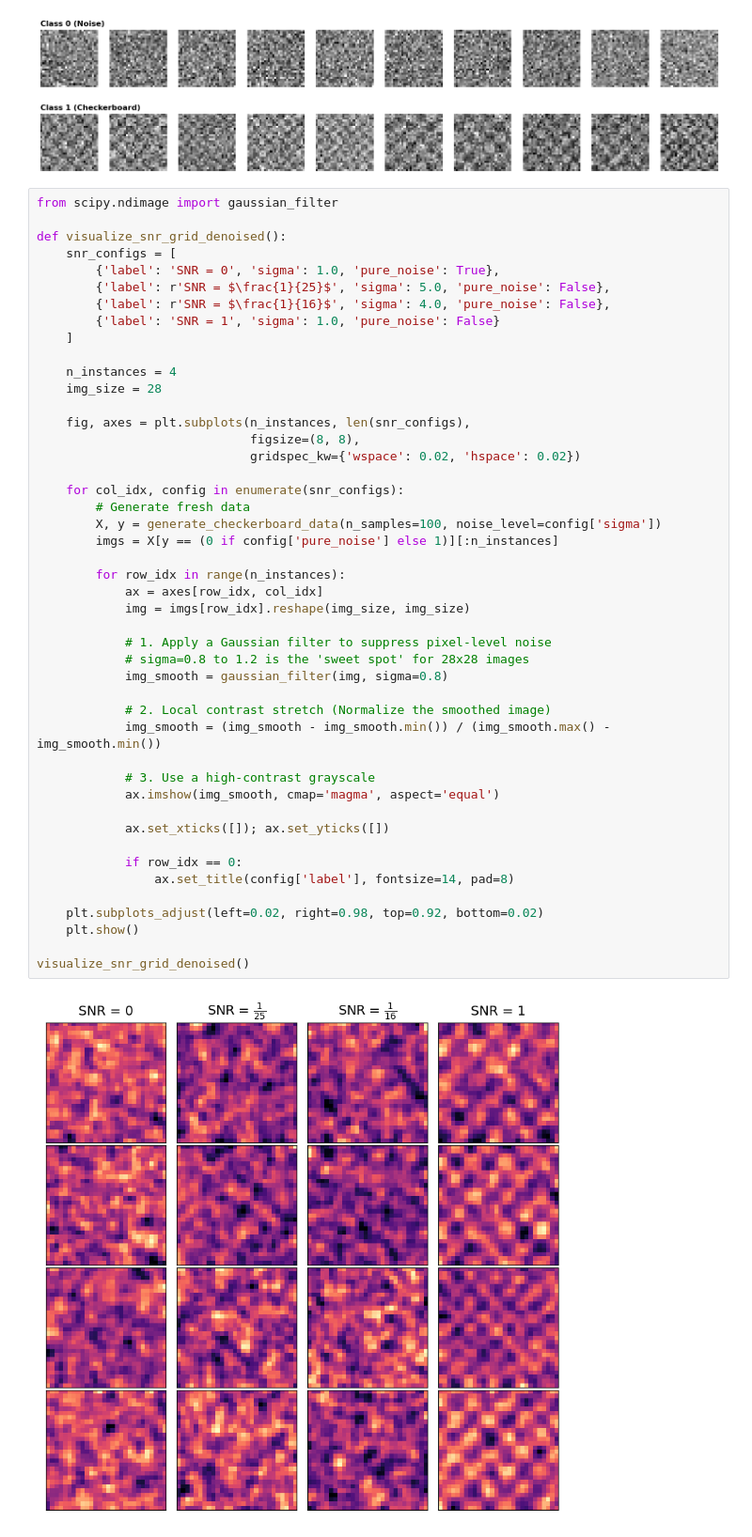
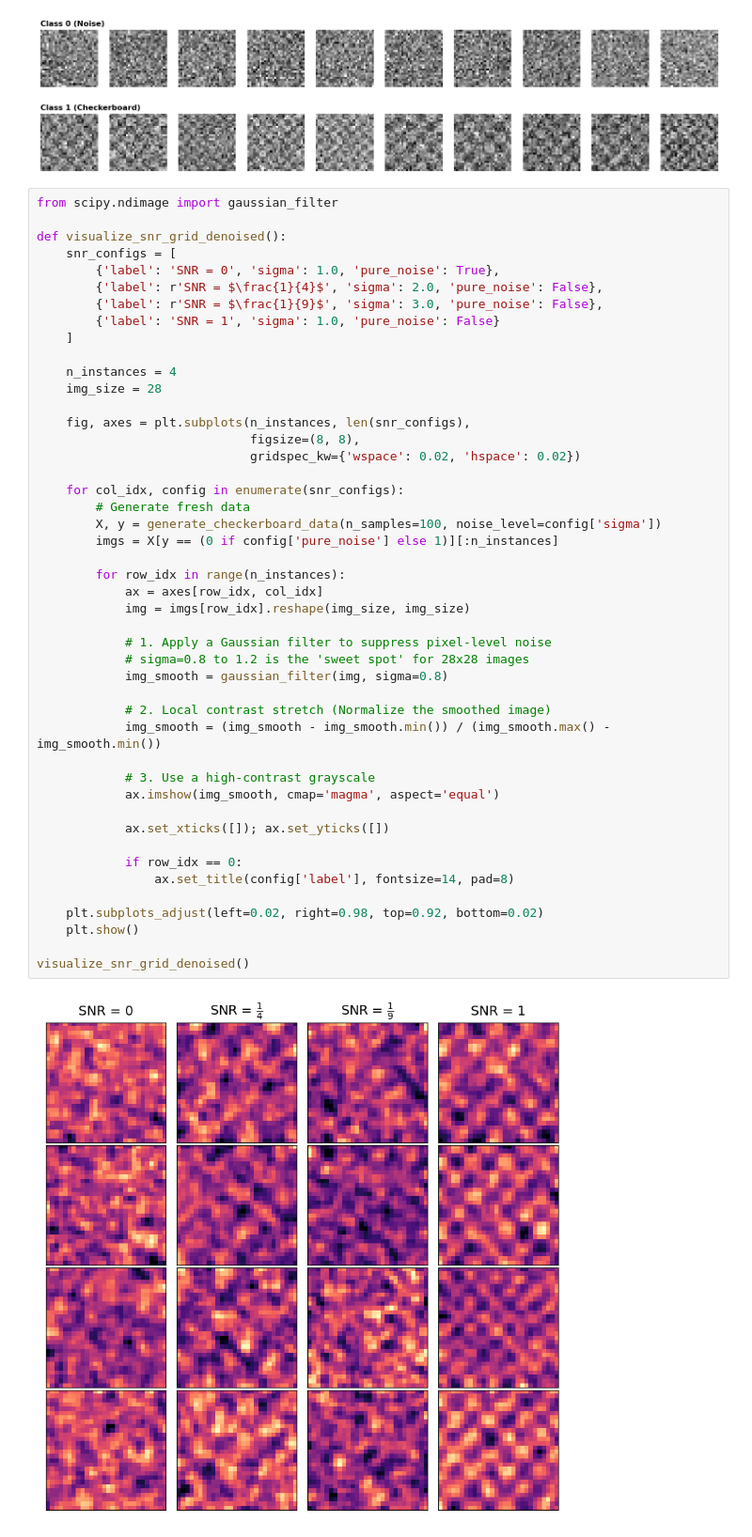
Before and after one commit to agr78/spectralViT, a Jupyter notebook: sim.ipynb, the cells around one changed output. Shown at 94% size. Cells and saved outputs as stored; diff of their text form.

```diff
--- a/sim.ipynb
+++ b/sim.ipynb
@@ -287,8 +289,8 @@ from scipy.ndimage import gaussian_filter
 def visualize_snr_grid_denoised():
     snr_configs = [
         {'label': 'SNR = 0', 'sigma': 1.0, 'pure_noise': True},
-        {'label': r'SNR = $\frac{1}{25}$', 'sigma': 5.0, 'pure_noise': False},
-        {'label': r'SNR = $\frac{1}{16}$', 'sigma': 4.0, 'pure_noise': False},
+        {'label': r'SNR = $\frac{1}{4}$', 'sigma': 2.0, 'pure_noise': False},
+        {'label': r'SNR = $\frac{1}{9}$', 'sigma': 3.0, 'pure_noise': False},
         {'label': 'SNR = 1', 'sigma': 1.0, 'pure_noise': False}
     ]
 
@@ -301,31 +303,31 @@ def visualize_snr_grid_denoised():
 
     for col_idx, config in enumerate(snr_configs):
         # Generate fresh data
         X, y = generate_checkerboard_data(n_samples=100, noise_level=config['sigma'])
         imgs = X[y == (0 if config['pure_noise'] else 1)][:n_instances]
 
         for row_idx in range(n_instances):
             ax = axes[row_idx, col_idx]
             img = imgs[row_idx].reshape(img_size, img_size)
 
             # 1. Apply a Gaussian filter to suppress pixel-level noise
             # sigma=0.8 to 1.2 is the 'sweet spot' for 28x28 images
             img_smooth = gaussian_filter(img, sigma=0.8)
 
             # 2. Local contrast stretch (Normalize the smoothed image)
             img_smooth = (img_smooth - img_smooth.min()) / (img_smooth.max() - img_smooth.min())
 
             # 3. Use a high-contrast grayscale
             ax.imshow(img_smooth, cmap='magma', aspect='equal')
 
             ax.set_xticks([]); ax.set_yticks([])
 
             if row_idx == 0:
                 ax.set_title(config['label'], fontsize=14, pad=8)
 
     plt.subplots_adjust(left=0.02, right=0.98, top=0.92, bottom=0.02)
     plt.show()
 
 visualize_snr_grid_denoised()
 # %% [output]
-[figure, old version]
+[figure, new version]
```
Also changed, not shown: parts of 3 cells of this notebook.
